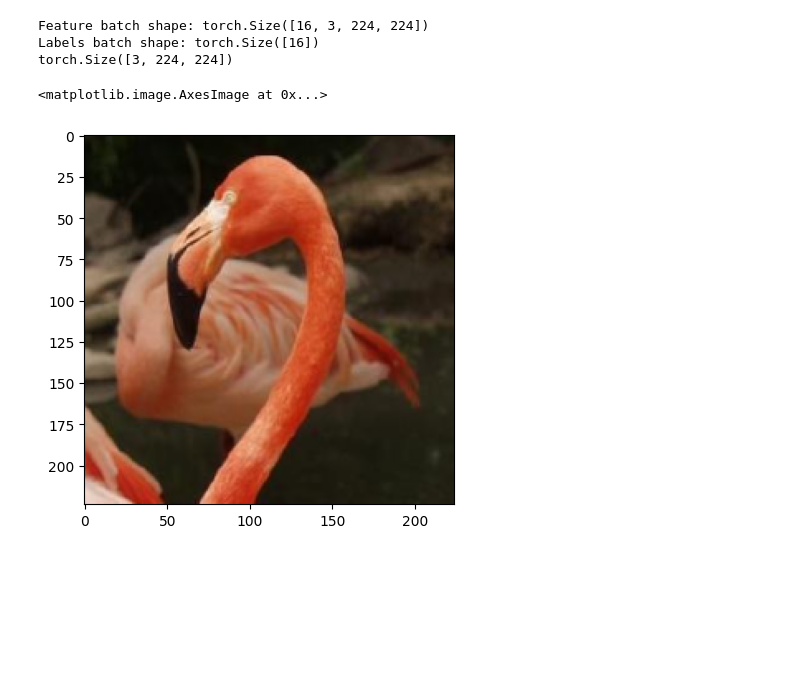
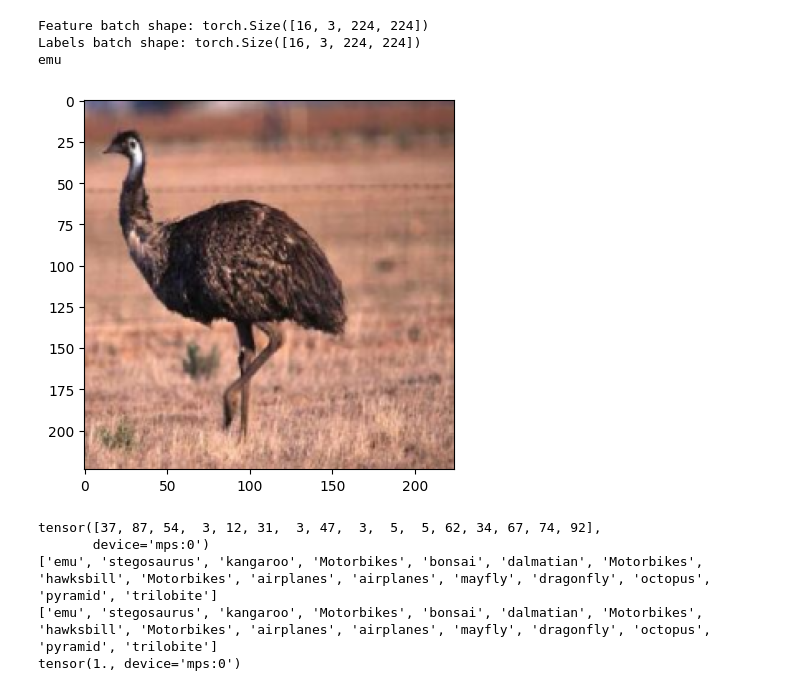
Before and after one commit to allenwang2333/clip-image-classification, a Jupyter notebook: clip_image.ipynb, the cells around one changed output. Cells and saved outputs as stored; diff of their text form; code cells hidden in the pictures; blank space fills up the shorter version.

```diff
--- a/clip_image.ipynb
+++ b/clip_image.ipynb
@@ -35,10 +12,18 @@ import scipy
 from torch.utils.data import DataLoader
 # %%
+transform_rgb = torchvision.transforms.Lambda(lambda img: img.convert("RGB"))
+imagenet_mean = [0.485, 0.456, 0.406]
+imagenet_std = [0.229, 0.224, 0.225]
 transform = Compose([
+    transform_rgb,
     ToTensor(),
-    Resize((224, 224))
+    # RandomCrop((128, 128)),
+    Resize((224, 224)),
+    # Normalize(mean=imagenet_mean, std=imagenet_std),
 ])
 
+# There is something wrong with torchvision.datasets.Caltech101
+# So i download the dataset and unzip it
 dataset = datasets.Caltech101(
     root="data",
     download=False,
@@ -46,20 +31,21 @@ dataset = datasets.Caltech101(
 )
 
 
-
-train_data, val_data, test_data = torch.utils.data.random_split(dataset, [len(dataset)*0.8, len(dataset)*0.1, len(dataset)*0.1])
+train_data, val_data, test_data = torch.utils.data.random_split(dataset, [0.8, 0.1, 0.1])
 # %%
 train_loader = DataLoader(train_data, batch_size=16, shuffle=True)
 val_loader = DataLoader(val_data, batch_size=16, shuffle=True)
 test_loader = DataLoader(test_data, batch_size=16, shuffle=False)
-train_features, train_label = next(iter(train_loader))
-print(f"Feature batch shape: {train_features.size()}")
-print(f"Labels batch shape: {train_label.size()}")
-img = train_features[0]
+
+x_train, y_train = next(iter(train_loader))
+
+print(f"Feature batch shape: {x_train.size()}")
+print(f"Labels batch shape: {x_train.size()}")
+img = x_train[0]
 plt.imshow(img.permute(1, 2, 0)) # Convert from CHW to HWC
+print(dataset.categories[y_train[0]])
 # %% [output]
 Feature batch shape: torch.Size([16, 3, 224, 224])
-Labels batch shape: torch.Size([16])
-torch.Size([3, 224, 224])
+Labels batch shape: torch.Size([16, 3, 224, 224])
+emu
-<matplotlib.image.AxesImage at 0x...>
-[figure, old version]
+[figure, new version]
@@ -65,0 +55,35 @@ torch.Size([3, 224, 224])
+# %%
+# See zero-shot classification
+model = CLIPModel.from_pretrained("openai/clip-vit-base-patch32").to(device)
+processor = CLIPProcessor.from_pretrained("openai/clip-vit-base-patch32")
+
+train_label = [dataset.categories[i] for i in y_train]
+text = [f'a photo of {i}' for i in dataset.categories]
+
+image_list  = [ToPILImage()(i) for i in x_train] # huggingface API has bug with tensor
+
+
+inputs = processor(text=text, images=image_list, return_tensors="pt", padding=True)
+
+inputs['input_ids'] = inputs['input_ids'].to(device)
+inputs['attention_mask'] = inputs['attention_mask'].to(device)
+inputs['pixel_values'] = inputs['pixel_values'].to(device)
+
+y_train = y_train.to(device)
+with torch.inference_mode():
+    outputs = model(**inputs)
+
+logits_per_image = outputs.logits_per_image  # this is the image-text similarity score
+probs = logits_per_image.softmax(dim=1)
+pred = torch.argmax(probs, dim=1)
+print(pred)
+pred_label = [dataset.categories[i] for i in pred]
+print(train_label)
+print(pred_label)
+print((pred == y_train).sum()/len(pred))
+# %% [output]
+tensor([37, 87, 54,  3, 12, 31,  3, 47,  3,  5,  5, 62, 34, 67, 74, 92],
+       device='mps:0')
+['emu', 'stegosaurus', 'kangaroo', 'Motorbikes', 'bonsai', 'dalmatian', 'Motorbikes', 'hawksbill', 'Motorbikes', 'airplanes', 'airplanes', 'mayfly', 'dragonfly', 'octopus', 'pyramid', 'trilobite']
+['emu', 'stegosaurus', 'kangaroo', 'Motorbikes', 'bonsai', 'dalmatian', 'Motorbikes', 'hawksbill', 'Motorbikes', 'airplanes', 'airplanes', 'mayfly', 'dragonfly', 'octopus', 'pyramid', 'trilobite']
+tensor(1., device='mps:0')
```
Also changed, not shown: parts of 5 cells of this notebook, 2 other files.
